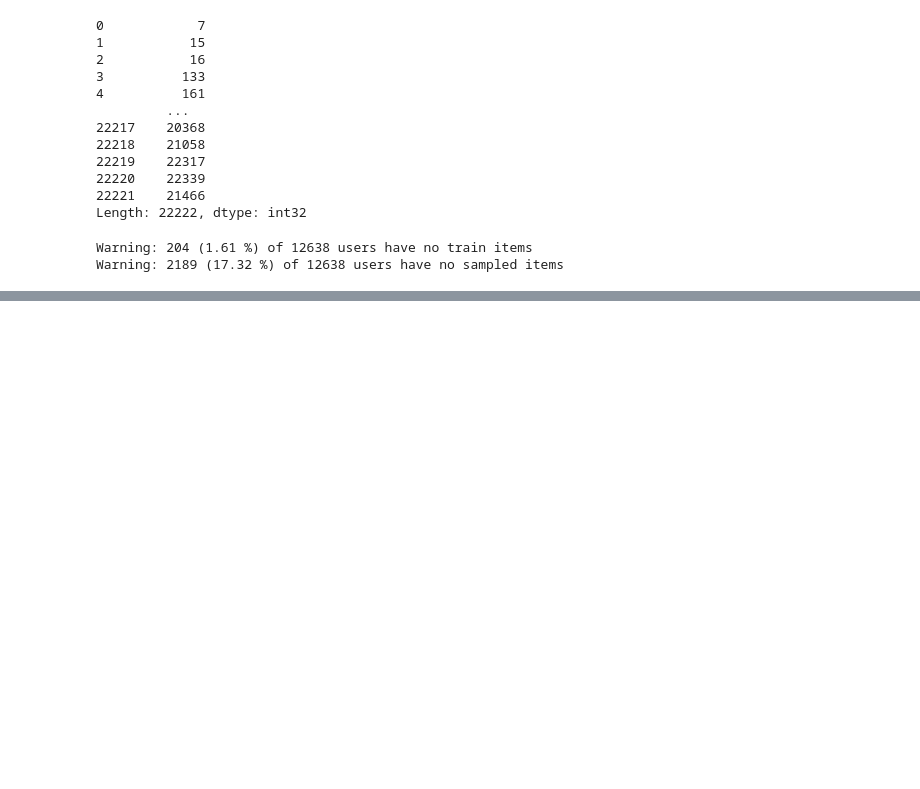
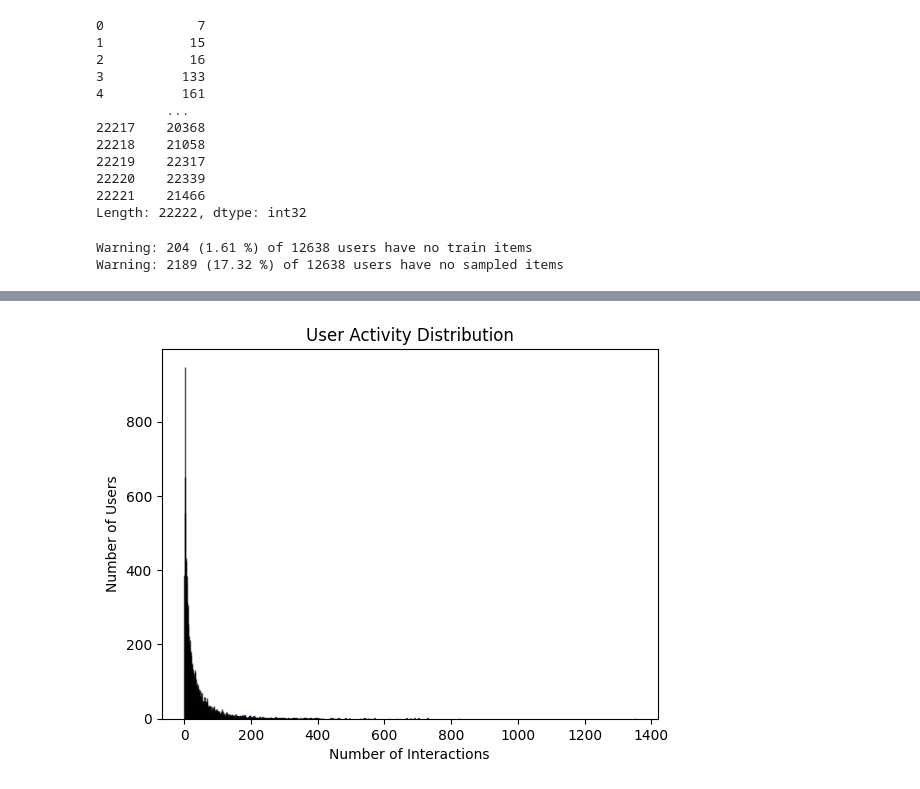
Before and after one commit to Kokcr3ator/RecSys-Competition, a Jupyter notebook: Data Preprocessing.ipynb, the cells around one changed output, grey strips where cells are left out. Saved outputs shown, nothing was run; the diff lists cells and outputs as text; code cells hidden in the pictures; blank space fills up the shorter version.

```diff
--- a/Data Preprocessing.ipynb
+++ b/Data Preprocessing.ipynb
@@ -232,0 +254,15 @@ save_npz('URM_validation.npz', URM_validation)
+# %%
+import matplotlib.pyplot as plt
+
+# Count the occurrences of each unique value
+unique_values, counts = np.unique(user_activity, return_counts=True)
+
+# Create a bar chart
+plt.bar(unique_values, counts, color='blue', edgecolor='black', alpha=0.7)
+
+plt.title('User Activity Distribution')
+plt.xlabel('Number of Interactions')
+plt.ylabel('Number of Users')
+plt.show()
+# %% [output]
+[figure, added]
```
Also changed, not shown: parts of 26 cells of this notebook.
